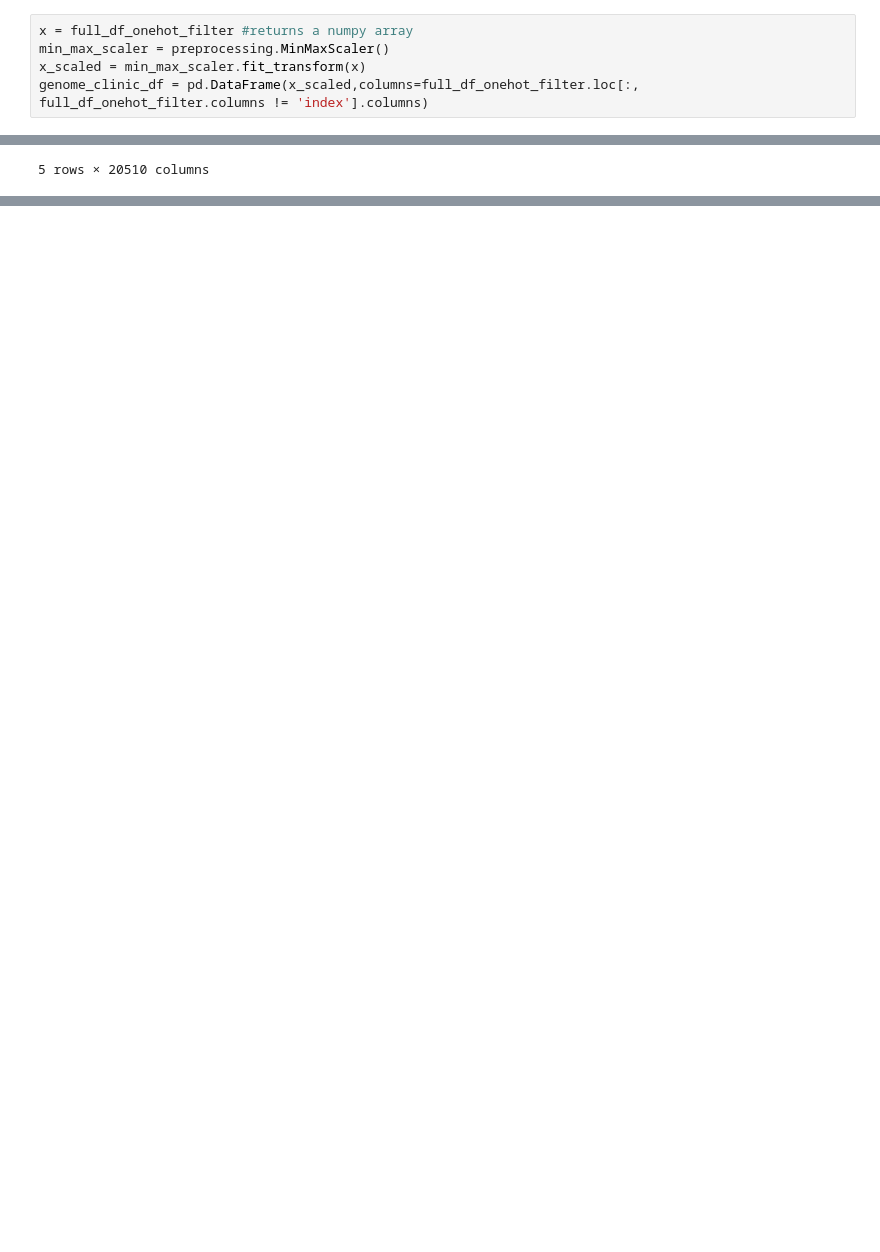
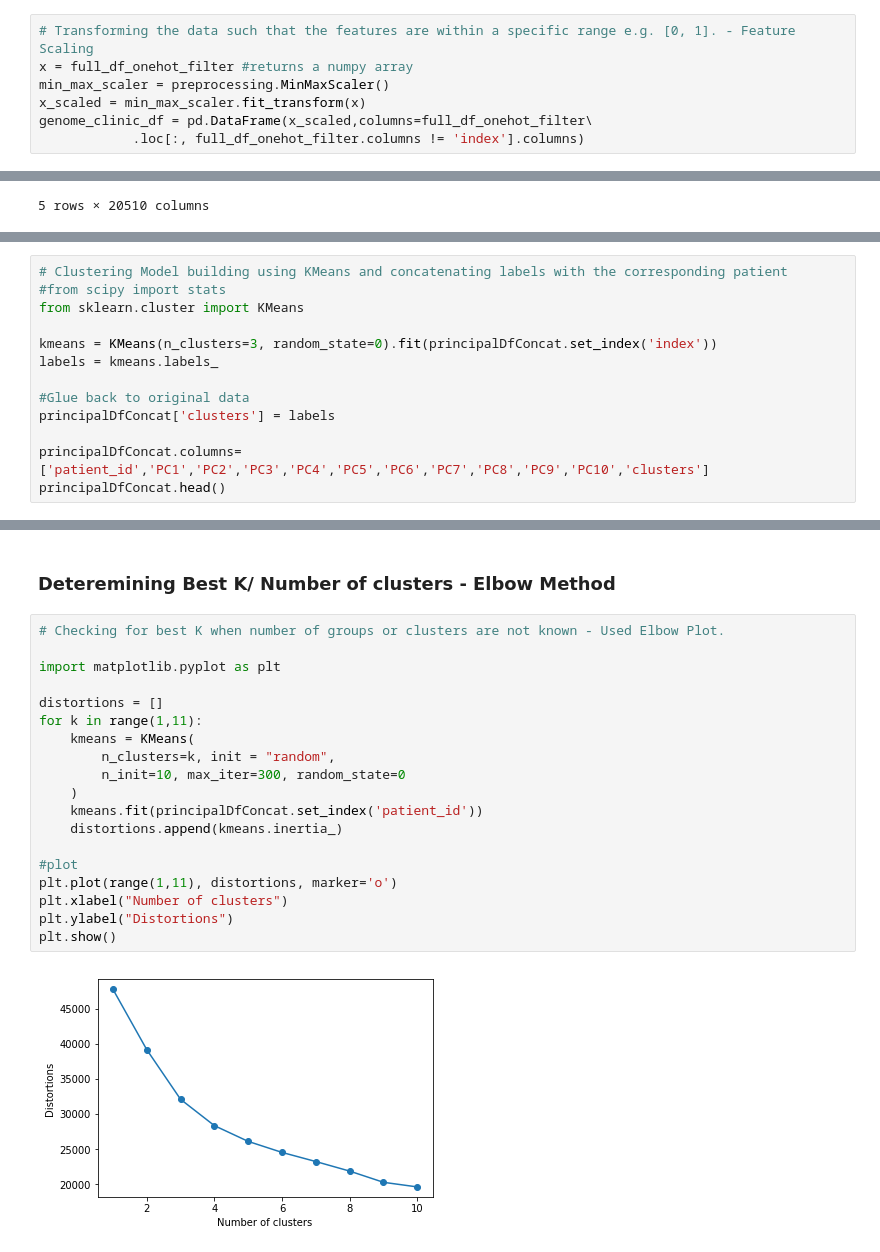
Before and after one commit to sohilsshah91/nyhais-tcga-series-kmeans, a Jupyter notebook: Hacknights_TCGA_MCCV_Sohil.ipynb, the cells around one changed output, grey strips where cells are left out. Drawn from its saved outputs; the diff is of its cells as text; blank space fills up the shorter version.

```diff
--- a/Hacknights_TCGA_MCCV_Sohil.ipynb
+++ b/Hacknights_TCGA_MCCV_Sohil.ipynb
@@ -182,10 +175,12 @@ full_df_onehot_filter.head()
 | tcga-2y-a9gv-4 | 84243 | 1641 | 0 | 404 | 0 | 8756 | 83 | 0 | 9 | 828 | ... | ... |
 5 rows × 20510 columns
 # %%
+# Transforming the data such that the features are within a specific range e.g. [0, 1]. - Feature Scaling
 x = full_df_onehot_filter #returns a numpy array
 min_max_scaler = preprocessing.MinMaxScaler()
 x_scaled = min_max_scaler.fit_transform(x)
-genome_clinic_df = pd.DataFrame(x_scaled,columns=full_df_onehot_filter.loc[:, full_df_onehot_filter.columns != 'index'].columns)
+genome_clinic_df = pd.DataFrame(x_scaled,columns=full_df_onehot_filter\
+            .loc[:, full_df_onehot_filter.columns != 'index'].columns)
 # %%
 index_df = full_df_onehot_filter.reset_index()
 genome_clinic_std_concat = pd.concat([index_df['index'],genome_clinic_df],axis=1)
@@ -682,0 +226,13 @@ fig.show()
+# %%
+# Clustering Model building using KMeans and concatenating labels with the corresponding patient
+#from scipy import stats
+from sklearn.cluster import KMeans
+
+kmeans = KMeans(n_clusters=3, random_state=0).fit(principalDfConcat.set_index('index'))
+labels = kmeans.labels_
+
+#Glue back to original data
+principalDfConcat['clusters'] = labels
+
+principalDfConcat.columns= ['patient_id','PC1','PC2','PC3','PC4','PC5','PC6','PC7','PC8','PC9','PC10','clusters']
+principalDfConcat.head()
@@ -682,0 +246,23 @@ fig.show()
+# %% [markdown]
+### Deteremining Best K/ Number of clusters - Elbow Method
+# %%
+# Checking for best K when number of groups or clusters are not known - Used Elbow Plot.
+
+import matplotlib.pyplot as plt
+
+distortions = []
+for k in range(1,11):
+    kmeans = KMeans(
+        n_clusters=k, init = "random",
+        n_init=10, max_iter=300, random_state=0
+    )
+    kmeans.fit(principalDfConcat.set_index('patient_id'))
+    distortions.append(kmeans.inertia_)
+
+#plot
+plt.plot(range(1,11), distortions, marker='o')
+plt.xlabel("Number of clusters")
+plt.ylabel("Distortions")
+plt.show()
+# %% [output]
+[figure, added]
```
Also changed, not shown: parts of 46 cells of this notebook.
